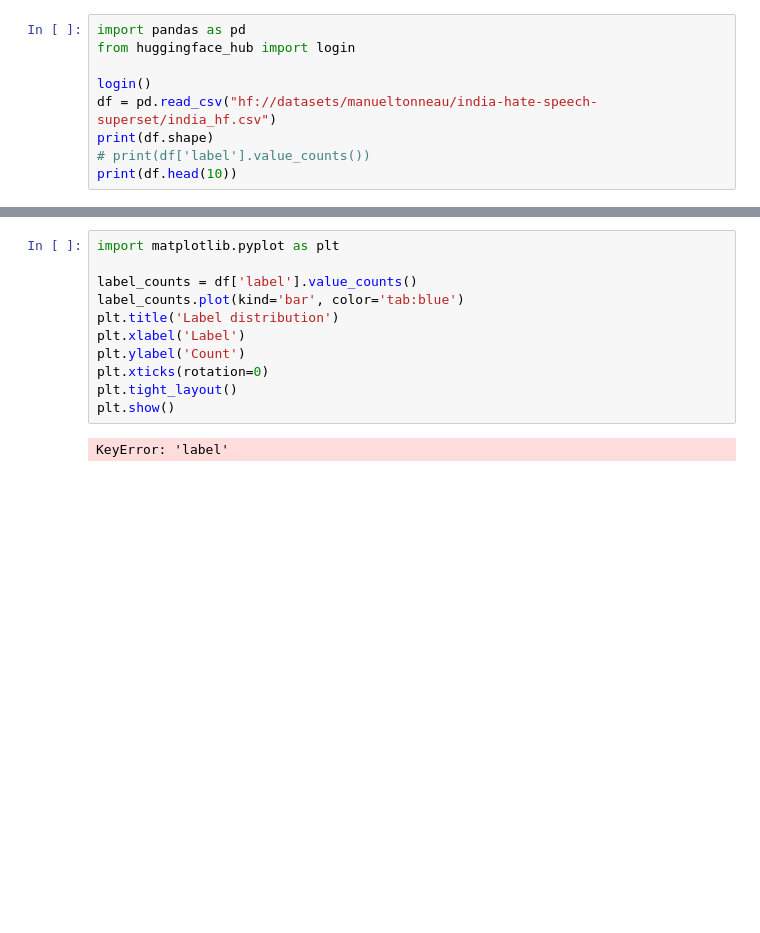
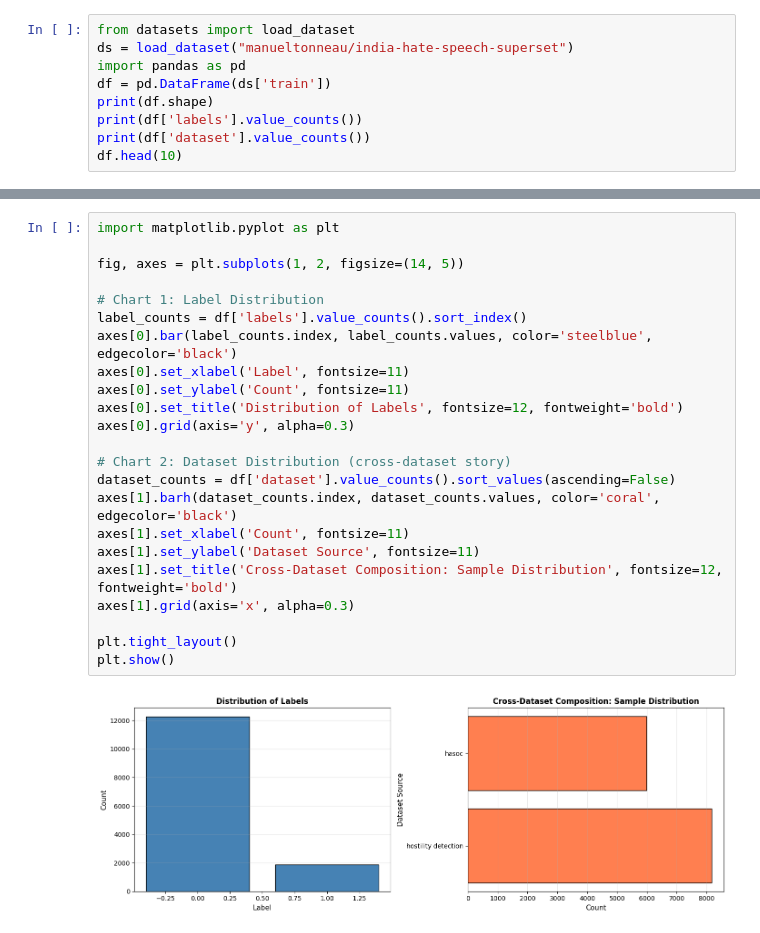
Before and after one commit to mihirmakwana03/msc-hinglish-hate, a Jupyter notebook: notebooks/01_data_exploration.ipynb, the cells around one changed output, grey strips where cells are left out. Cells and saved outputs as stored; diff of their text form; blank space fills up the shorter version.

```diff
--- a/notebooks/01_data_exploration.ipynb
+++ b/notebooks/01_data_exploration.ipynb
@@ -1,11 +1,11 @@
 # %%
+from datasets import load_dataset
+ds = load_dataset("manueltonneau/india-hate-speech-superset")
 import pandas as pd
-from huggingface_hub import login
-
-login()
-df = pd.read_csv("hf://datasets/manueltonneau/india-hate-speech-superset/india_hf.csv")
+df = pd.DataFrame(ds['train'])
 print(df.shape)
-# print(df['label'].value_counts())
-print(df.head(10))
+print(df['labels'].value_counts())
+print(df['dataset'].value_counts())
+df.head(10)
 # %% [output]
 (14155, 5)
@@ -28,13 +31,25 @@ print(df.head(10))
-# %%
-import matplotlib.pyplot as plt
-
-label_counts = df['label'].value_counts()
-label_counts.plot(kind='bar', color='tab:blue')
-plt.title('Label distribution')
-plt.xlabel('Label')
-plt.ylabel('Count')
-plt.xticks(rotation=0)
-plt.tight_layout()
-plt.show()
-# %% [output]
-KeyError: 'label'
+# %%
+import matplotlib.pyplot as plt
+
+fig, axes = plt.subplots(1, 2, figsize=(14, 5))
+
+# Chart 1: Label Distribution
+label_counts = df['labels'].value_counts().sort_index()
+axes[0].bar(label_counts.index, label_counts.values, color='steelblue', edgecolor='black')
+axes[0].set_xlabel('Label', fontsize=11)
+axes[0].set_ylabel('Count', fontsize=11)
+axes[0].set_title('Distribution of Labels', fontsize=12, fontweight='bold')
+axes[0].grid(axis='y', alpha=0.3)
+
+# Chart 2: Dataset Distribution (cross-dataset story)
+dataset_counts = df['dataset'].value_counts().sort_values(ascending=False)
+axes[1].barh(dataset_counts.index, dataset_counts.values, color='coral', edgecolor='black')
+axes[1].set_xlabel('Count', fontsize=11)
+axes[1].set_ylabel('Dataset Source', fontsize=11)
+axes[1].set_title('Cross-Dataset Composition: Sample Distribution', fontsize=12, fontweight='bold')
+axes[1].grid(axis='x', alpha=0.3)
+
+plt.tight_layout()
+plt.show()
+# %% [output]
+[figure, added]
```
Also changed, not shown: parts of 1 cell of this notebook, 2 other files.
